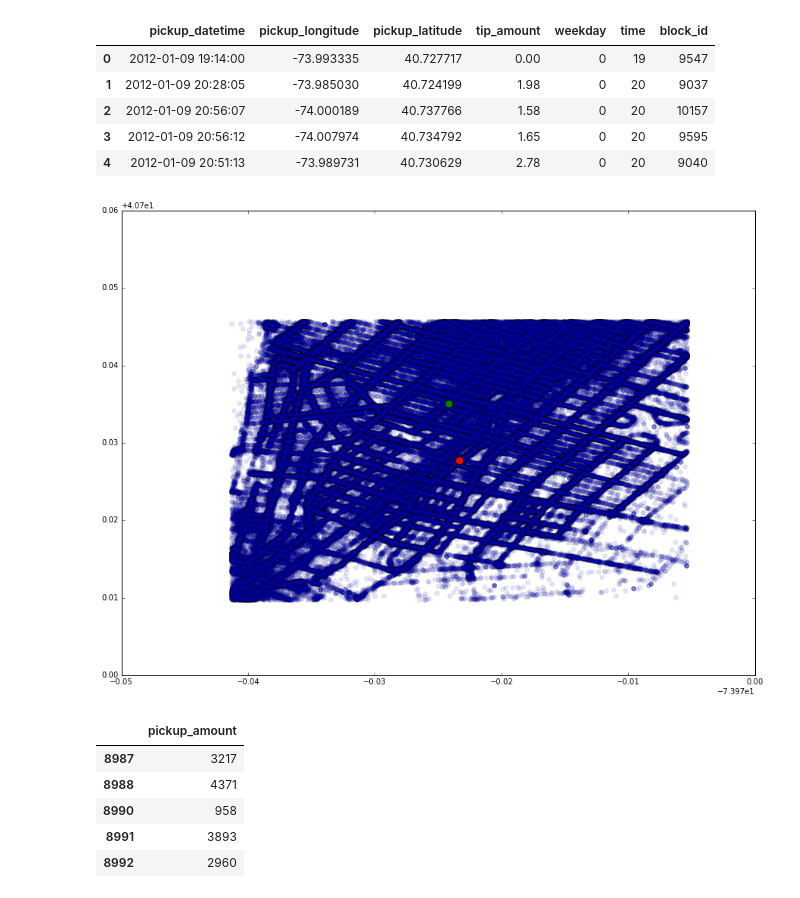
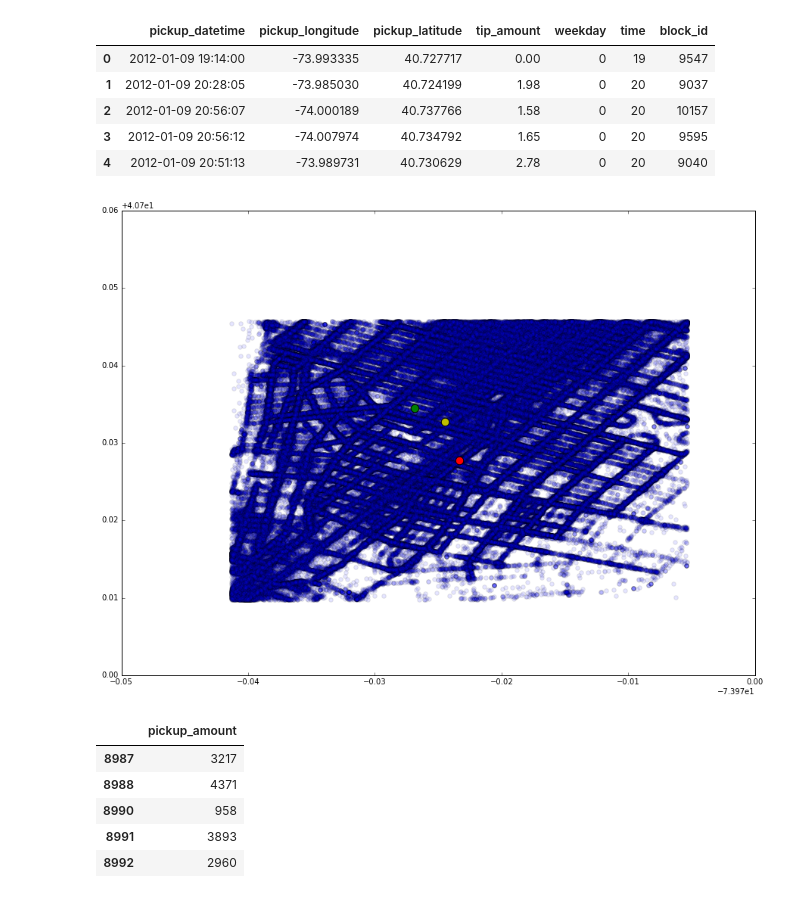
Before and after one commit to stephanlin/nyc-yellow-taxi-prediction, a Jupyter notebook: Data Analysis.ipynb, the cells around one changed output. Saved outputs shown, nothing was run; the diff lists cells and outputs as text; code cells hidden in the pictures.

Commit message:
analyze predicted data and real data

```diff
--- a/Data Analysis.ipynb
+++ b/Data Analysis.ipynb
@@ -27,18 +27,23 @@ result.head()
 | 2 | 2012-01-09 20:56:07 | -74.000189 | 40.737766 | 1.58 | 0 | 20 | 10157 |
 | 3 | 2012-01-09 20:56:12 | -74.007974 | 40.734792 | 1.65 | 0 | 20 | 9595 |
 | 4 | 2012-01-09 20:51:13 | -73.989731 | 40.730629 | 2.78 | 0 | 20 | 9040 |
+# %%
+loc=result.loc[result["block_id"]==9052]
+loc_lon=loc["pickup_longitude"].mean()
+loc_lat=loc["pickup_latitude"].mean()
 # %%
 lon=result["pickup_longitude"].values
 lat=result["pickup_latitude"].values
 plt.figure(figsize=(15,11))
 plt.scatter(lon,lat,alpha=0.1,s=30)
 original=[[-73.993335,40.727717]]
-predicted=[[-73.99417684,  40.73509588]]
+predicted=[[-73.99683239, 40.73451787]]
 plt.scatter(original[0][0],original[0][1],c='r',s=111)
 plt.scatter(predicted[0][0],predicted[0][1],c='g',s=111)
+plt.scatter(loc_lon,loc_lat,c='y',s=111)
 plt.show()
 # %% [output]
-[figure, old version]
+[figure, new version]
 # %%
 temp=result.groupby("block_id").count()
 counted=list(temp["time"].values)
```
Also changed, not shown: parts of 1 cell of this notebook.
